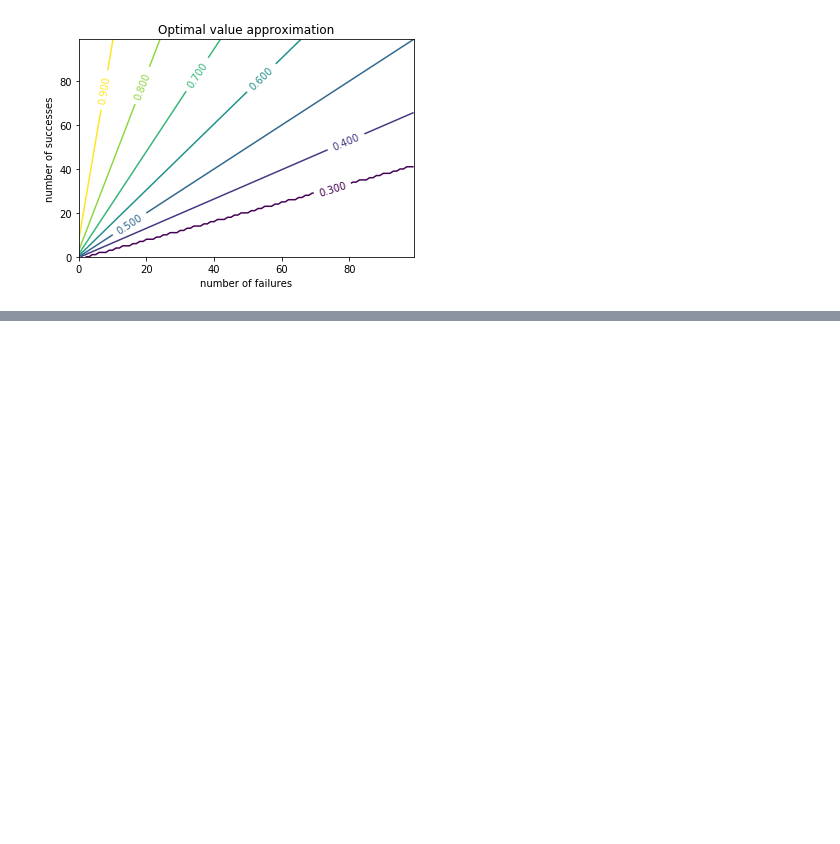
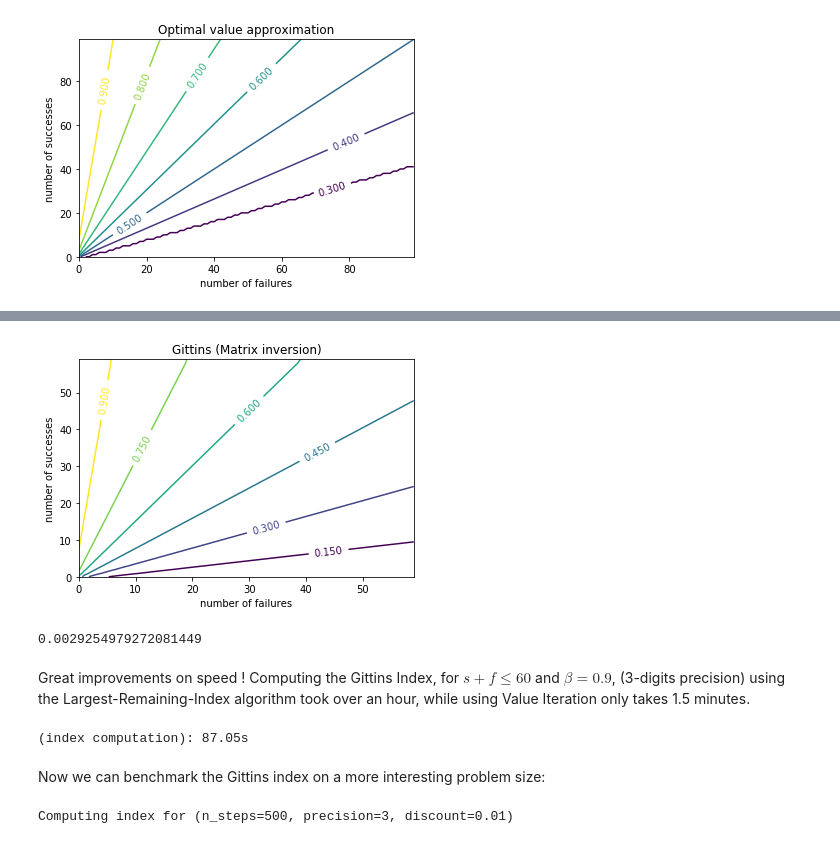
Before and after one commit to NaasCraft/OnlineLearning2018, a Jupyter notebook: Tests.ipynb, the cells around one changed output, grey strips where cells are left out. Drawn from its saved outputs; the diff is of its cells as text; code cells hidden in the pictures; blank space fills up the shorter version.

```diff
--- a/Tests.ipynb
+++ b/Tests.ipynb
@@ -996,0 +1051,28 @@ plt.show()
+# %%
+plt.figure()
+
+old_index = np.load('saved_gittins/gittins_60_90.npy')
+CS = plt.contour(X, Y, old_index[:_len, :_len])
+
+plt.clabel(CS, inline=1, fontsize=10)
+
+plt.ylabel('number of successes')
+plt.xlabel('number of failures')
+plt.title('Gittins (Matrix inversion)')
+
+plt.show()
+# %% [output]
+[figure, added]
+# %%
+np.mean(np.abs(index[:_len, :_len] - old_index[:_len, :_len]))
+# %% [output]
+0.0029254979272081449
+# %% [markdown]
+Great improvements on speed ! Computing the Gittins Index, for $s + f \leq 60$ and $\beta = 0.9$, (3-digits precision) using the Largest-Remaining-Index algorithm took over an hour, while using Value Iteration only takes 1.5 minutes.
+# %%
+with timeit('index computation', debug=True):
+    GittinsVIPolicy._compute_index(60, 3, 0.9)
+# %% [output]
+(index computation): 87.05s
+# %% [markdown]
+Now we can benchmark the Gittins index on a more interesting problem size:
@@ -996,0 +1154,7 @@ plt.show()
+# %%
+report = oracle.evaluate(
+    n_runs=500,
+    run_length=500
+)
+# %% [output]
+Computing index for (n_steps=500, precision=3, discount=0.01)
```
Also changed, not shown: parts of 18 cells of this notebook, 2 other files.
